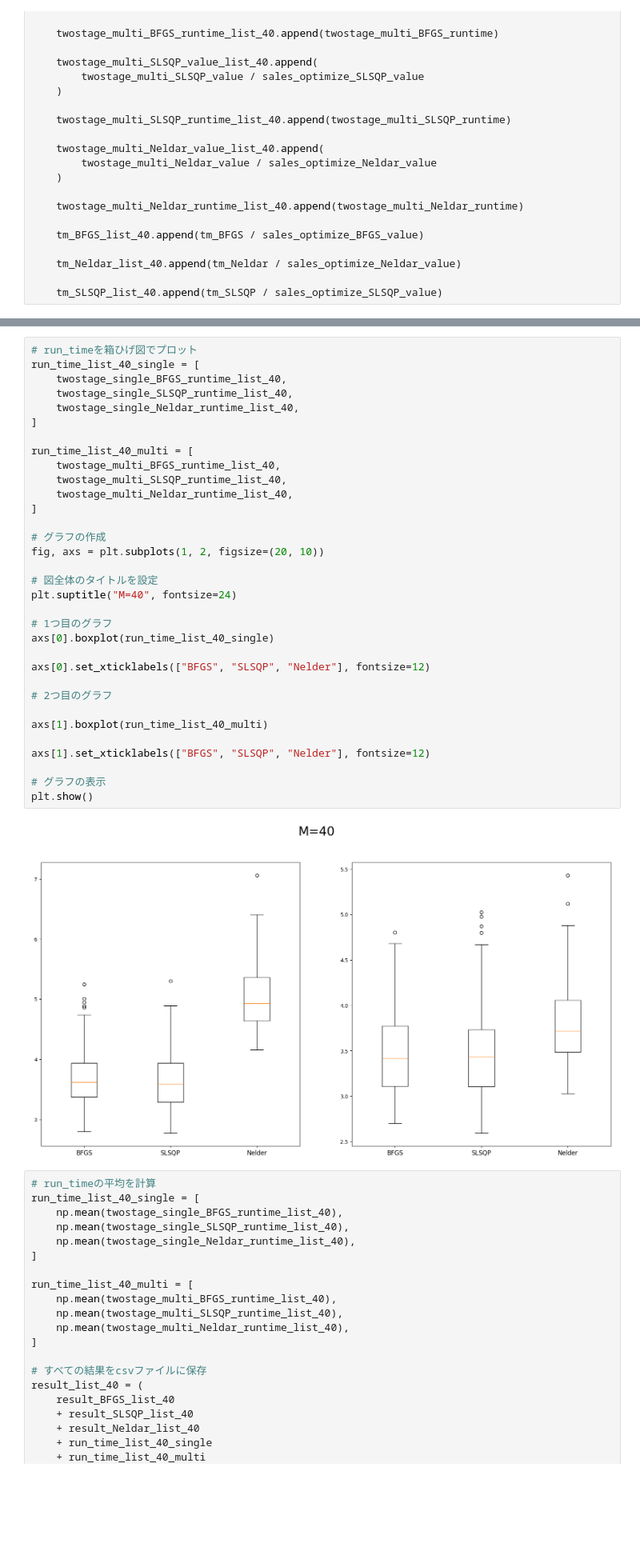
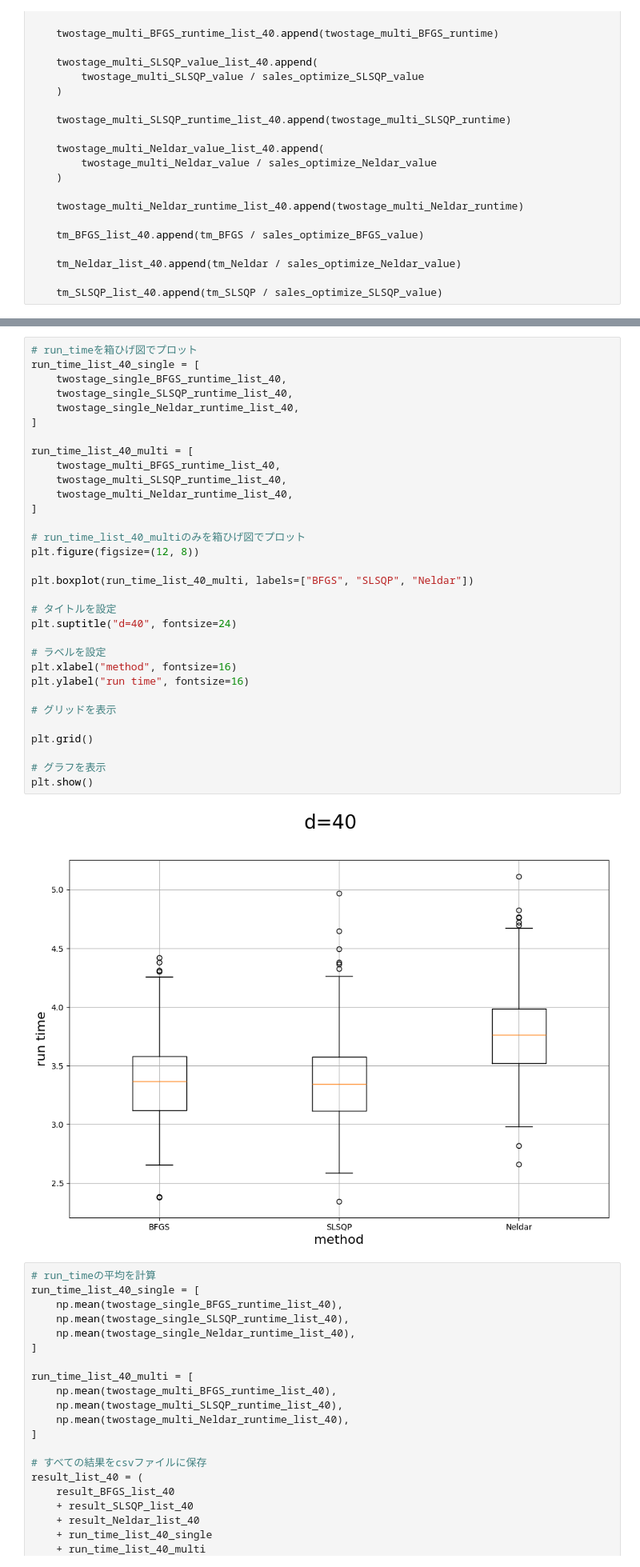
Before and after one commit to Inokuma0505/experiment2, a Jupyter notebook: notebook/1103_all.ipynb, the cells around one changed output, grey strips where cells are left out. Shown: that part at 80% size. Cells and saved outputs as stored; diff of their text form; blank space fills up the shorter version.

```diff
--- a/notebook/1103_all.ipynb
+++ b/notebook/1103_all.ipynb
@@ -2326,38 +2327,37 @@ plt.show()
-# %%
-# run_timeを箱ひげ図でプロット
-run_time_list_40_single = [
-    twostage_single_BFGS_runtime_list_40,
-    twostage_single_SLSQP_runtime_list_40,
-    twostage_single_Neldar_runtime_list_40,
-]
-
-run_time_list_40_multi = [
-    twostage_multi_BFGS_runtime_list_40,
-    twostage_multi_SLSQP_runtime_list_40,
-    twostage_multi_Neldar_runtime_list_40,
-]
-
-# グラフの作成
-fig, axs = plt.subplots(1, 2, figsize=(20, 10))
-
-# 図全体のタイトルを設定
-plt.suptitle("M=40", fontsize=24)
-
-# 1つ目のグラフ
-axs[0].boxplot(run_time_list_40_single)
-
-axs[0].set_xticklabels(["BFGS", "SLSQP", "Nelder"], fontsize=12)
-
-# 2つ目のグラフ
-
-axs[1].boxplot(run_time_list_40_multi)
-
-axs[1].set_xticklabels(["BFGS", "SLSQP", "Nelder"], fontsize=12)
-
-# グラフの表示
-plt.show()
-# %% [output]
-[figure, removed]
+# %%
+# run_timeを箱ひげ図でプロット
+run_time_list_40_single = [
+    twostage_single_BFGS_runtime_list_40,
+    twostage_single_SLSQP_runtime_list_40,
+    twostage_single_Neldar_runtime_list_40,
+]
+
+run_time_list_40_multi = [
+    twostage_multi_BFGS_runtime_list_40,
+    twostage_multi_SLSQP_runtime_list_40,
+    twostage_multi_Neldar_runtime_list_40,
+]
+
+# run_time_list_40_multiのみを箱ひげ図でプロット
+plt.figure(figsize=(12, 8))
+
+plt.boxplot(run_time_list_40_multi, labels=["BFGS", "SLSQP", "Neldar"])
+
+# タイトルを設定
+plt.suptitle("d=40", fontsize=24)
+
+# ラベルを設定
+plt.xlabel("method", fontsize=16)
+plt.ylabel("run time", fontsize=16)
+
+# グリッドを表示
+
+plt.grid()
+
+# グラフを表示
+plt.show()
+# %% [output]
+[figure, added]
 # %%
 # run_timeの平均を計算
 run_time_list_40_single = [
```
Also changed, not shown: parts of 14 cells of this notebook, 5 other files.
